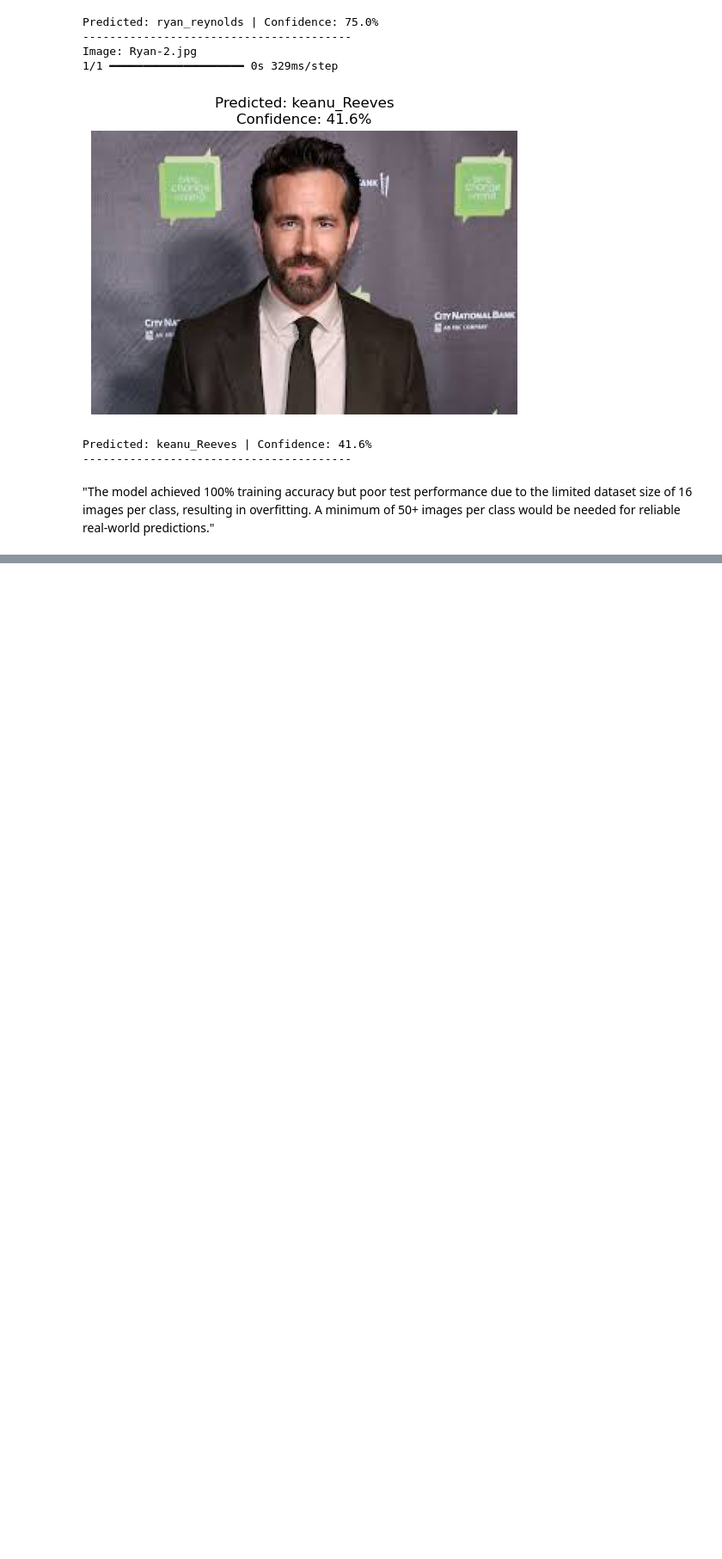
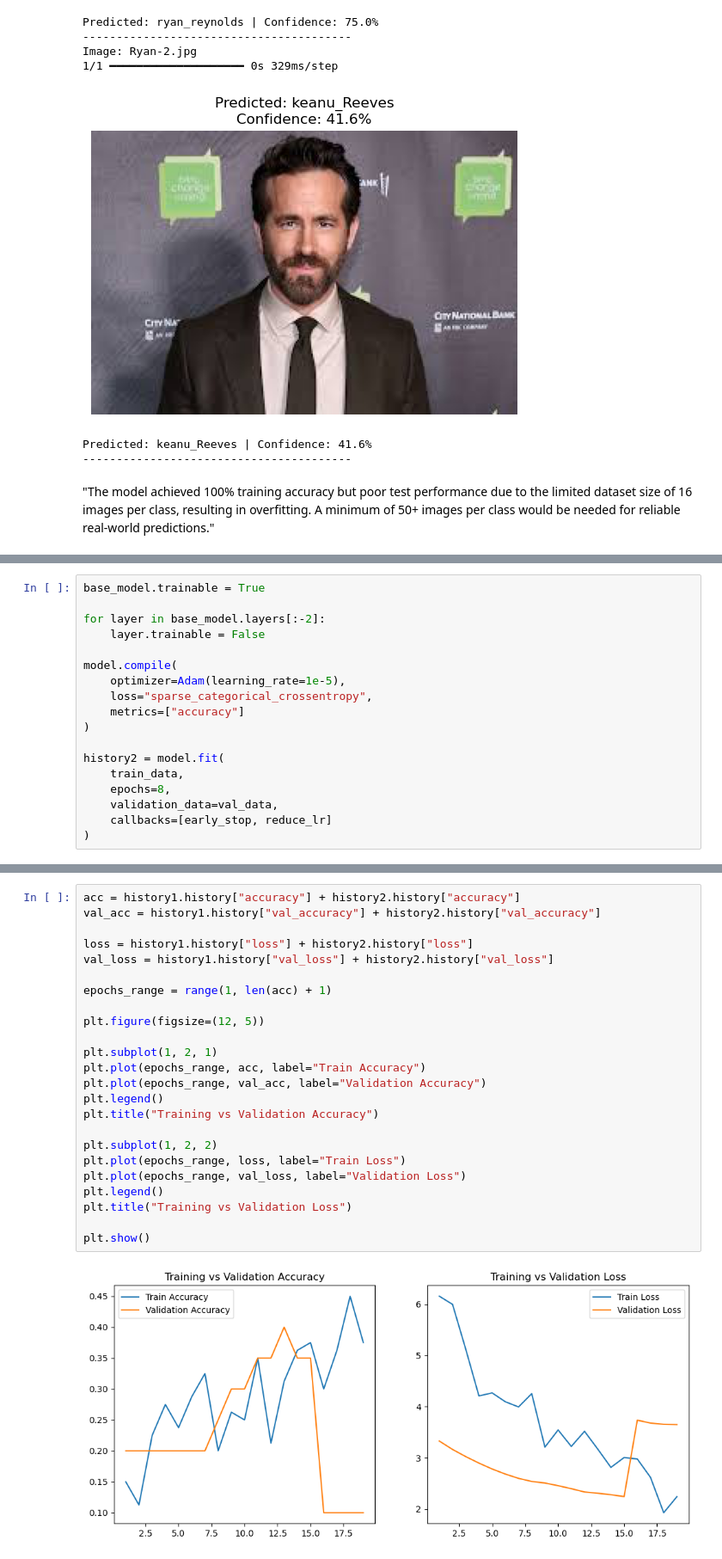
Before and after one commit to Aishusrinath/AML-Assignment-2, a Jupyter notebook: jupyter_code.ipynb, the cells around one changed output, grey strips where cells are left out. Shown at 86% size. Drawn from its saved outputs; the diff is of its cells as text; blank space fills up the shorter version.

```diff
--- a/jupyter_code.ipynb
+++ b/jupyter_code.ipynb
@@ -418,0 +589,18 @@ Predicted: keanu_Reeves | Confidence: 41.6%
+# %%
+base_model.trainable = True
+
+for layer in base_model.layers[:-2]:
+    layer.trainable = False
+
+model.compile(
+    optimizer=Adam(learning_rate=1e-5),
+    loss="sparse_categorical_crossentropy",
+    metrics=["accuracy"]
+)
+
+history2 = model.fit(
+    train_data,
+    epochs=8,
+    validation_data=val_data,
+    callbacks=[early_stop, reduce_lr]
+)
@@ -418,0 +616,26 @@ Predicted: keanu_Reeves | Confidence: 41.6%
+# %%
+acc = history1.history["accuracy"] + history2.history["accuracy"]
+val_acc = history1.history["val_accuracy"] + history2.history["val_accuracy"]
+
+loss = history1.history["loss"] + history2.history["loss"]
+val_loss = history1.history["val_loss"] + history2.history["val_loss"]
+
+epochs_range = range(1, len(acc) + 1)
+
+plt.figure(figsize=(12, 5))
+
+plt.subplot(1, 2, 1)
+plt.plot(epochs_range, acc, label="Train Accuracy")
+plt.plot(epochs_range, val_acc, label="Validation Accuracy")
+plt.legend()
+plt.title("Training vs Validation Accuracy")
+
+plt.subplot(1, 2, 2)
+plt.plot(epochs_range, loss, label="Train Loss")
+plt.plot(epochs_range, val_loss, label="Validation Loss")
+plt.legend()
+plt.title("Training vs Validation Loss")
+
+plt.show()
+# %% [output]
+[figure, added]
```
Also changed, not shown: parts of 16 cells of this notebook, 1 other file.
